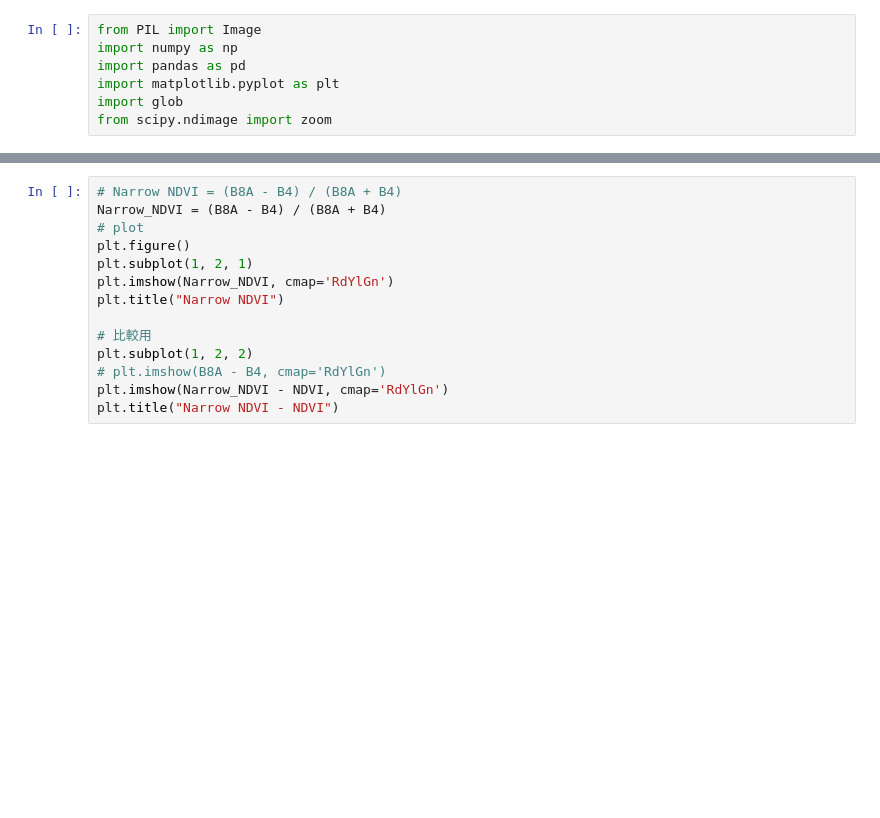
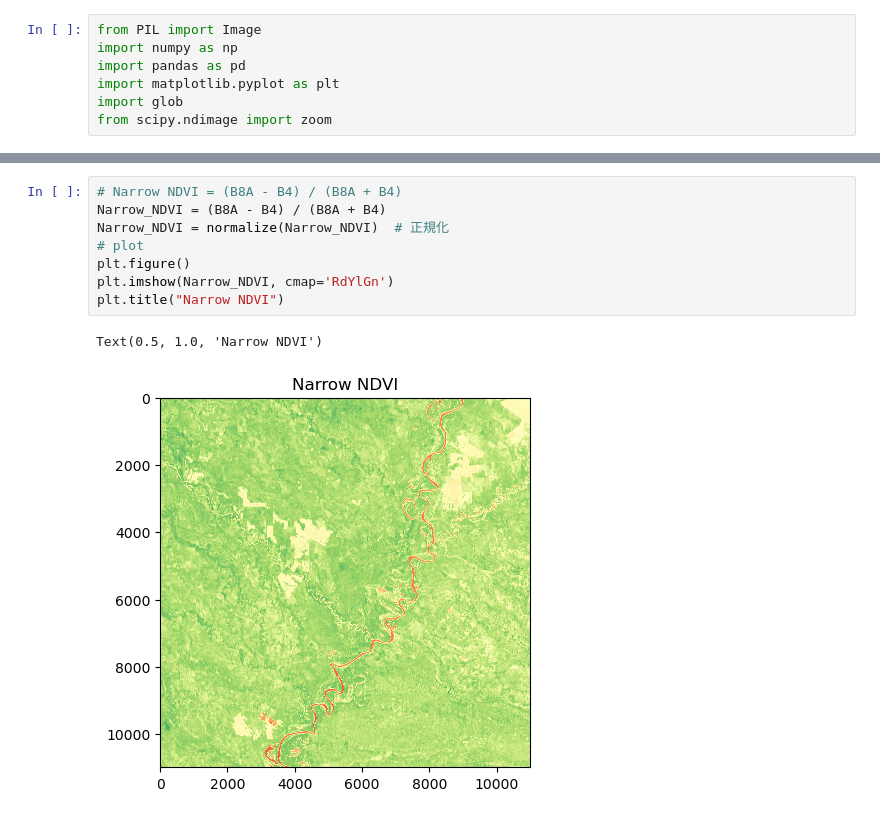
Before and after one commit to tobuhei/Trial-SITS, a Jupyter notebook: src/index_analysis.ipynb, the cells around one changed output, grey strips where cells are left out. Saved outputs shown, nothing was run; the diff lists cells and outputs as text; blank space fills up the shorter version.

```diff
--- a/src/index_analysis.ipynb
+++ b/src/index_analysis.ipynb
@@ -89,14 +98,11 @@ plt.imshow(NDVI, cmap='RdYlGn')
 # %%
 # Narrow NDVI = (B8A - B4) / (B8A + B4)
 Narrow_NDVI = (B8A - B4) / (B8A + B4)
+Narrow_NDVI = normalize(Narrow_NDVI)  # 正規化
 # plot
 plt.figure()
-plt.subplot(1, 2, 1)
 plt.imshow(Narrow_NDVI, cmap='RdYlGn')
 plt.title("Narrow NDVI")
-
-# 比較用
-plt.subplot(1, 2, 2)
-# plt.imshow(B8A - B4, cmap='RdYlGn')
-plt.imshow(Narrow_NDVI - NDVI, cmap='RdYlGn')
-plt.title("Narrow NDVI - NDVI")
+# %% [output]
+Text(0.5, 1.0, 'Narrow NDVI')
+[figure, added]
```
Also changed, not shown: parts of 15 cells of this notebook.
